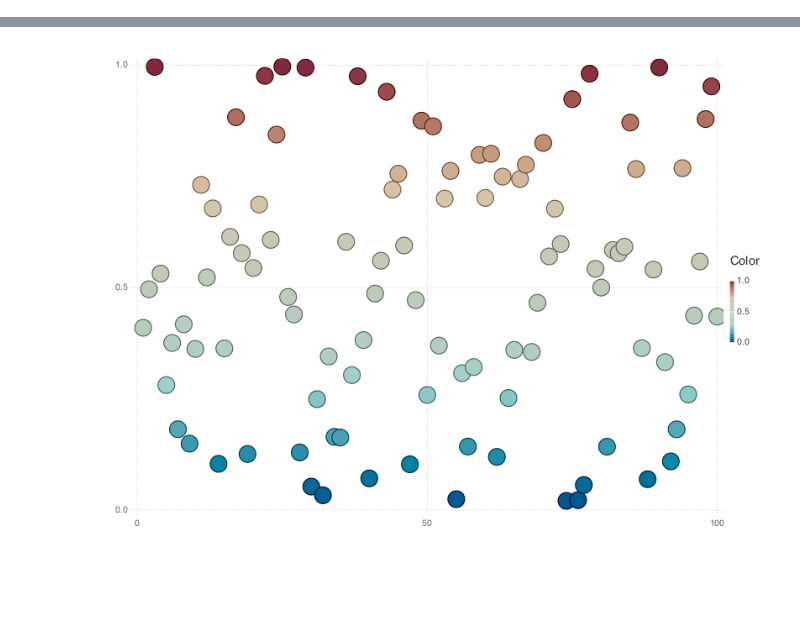
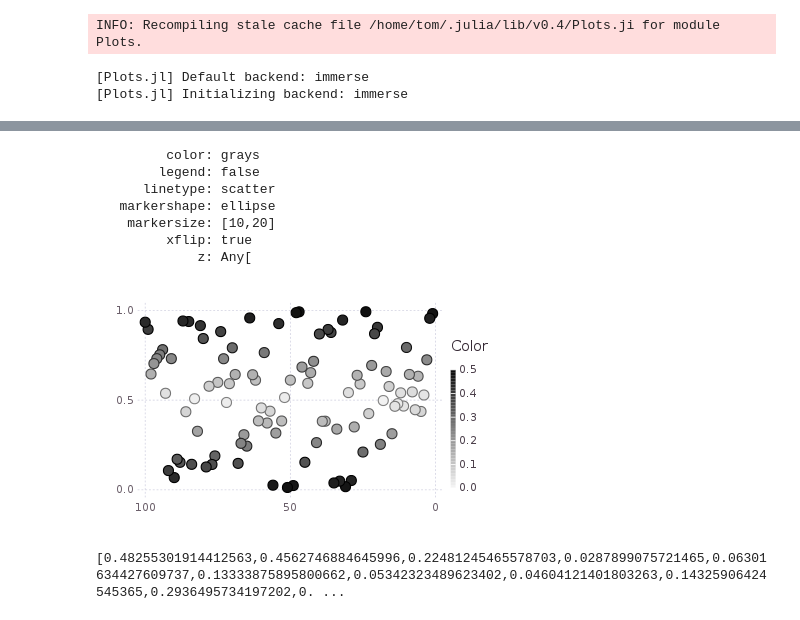
Before and after one commit to JuliaPlots/Plots.jl, a Jupyter notebook: examples/colors.ipynb, the cells around one changed output, grey strips where cells are left out. Saved outputs shown, nothing was run; the diff lists cells and outputs as text; code cells hidden in the pictures; blank space fills up the shorter version.

Commit message:
working on colors, args, and axis flip

```diff
--- a/examples/colors.ipynb
+++ b/examples/colors.ipynb
@@ -1,5 +1,9 @@
 # %%
 using Plots
+default(size=(400,250), leg=false)
 y = rand(100)
-p = scatter(y, z=Any[y], ms=20, leg=false)
+p = scatter(Any[y], z=Any[abs(y-.5)], m=[10,20], leg=false, c=:grays, xaxis=:flip)
 # %% [output]
+INFO: Recompiling stale cache file /home/tom/.julia/lib/v0.4/Plots.ji for module Plots.
+[Plots.jl] Default backend: immerse
+[Plots.jl] Initializing backend: immerse
@@ -6,2 +12,10 @@ p = scatter(y, z=Any[y], ms=20, leg=false)
+         color: grays
+        legend: false
+      linetype: scatter
+   markershape: ellipse
+    markersize: [10,20]
+         xflip: true
+             z: Any[
-[figure, old version]
+[figure, new version]
+[0.48255301914412563,0.4562746884645996,0.22481245465578703,0.0287899075721465,0.06301634427609737,0.13333875895800662,0.05342323489623402,0.04604121401803263,0.14325906424545365,0.2936495734197202,0. ...
 # %%
```
Also changed, not shown: parts of 6 cells of this notebook, 12 other files.
